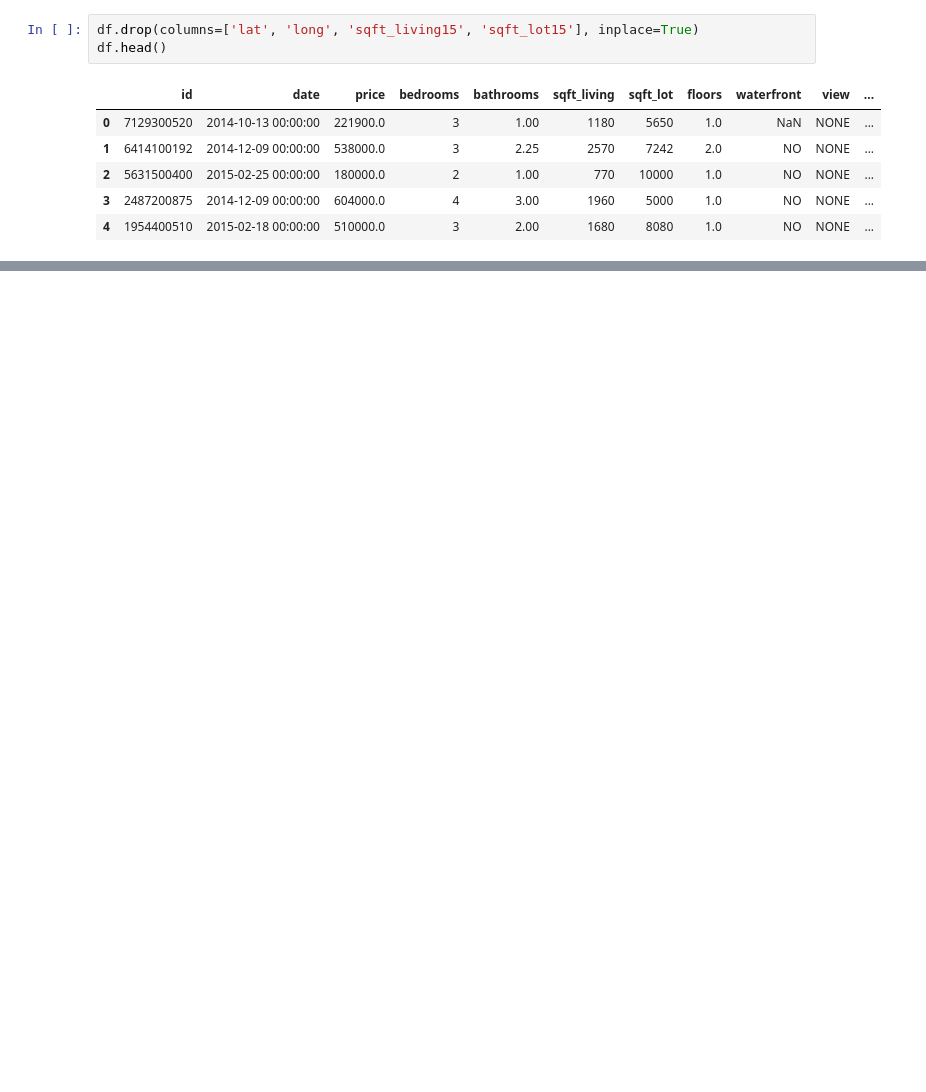
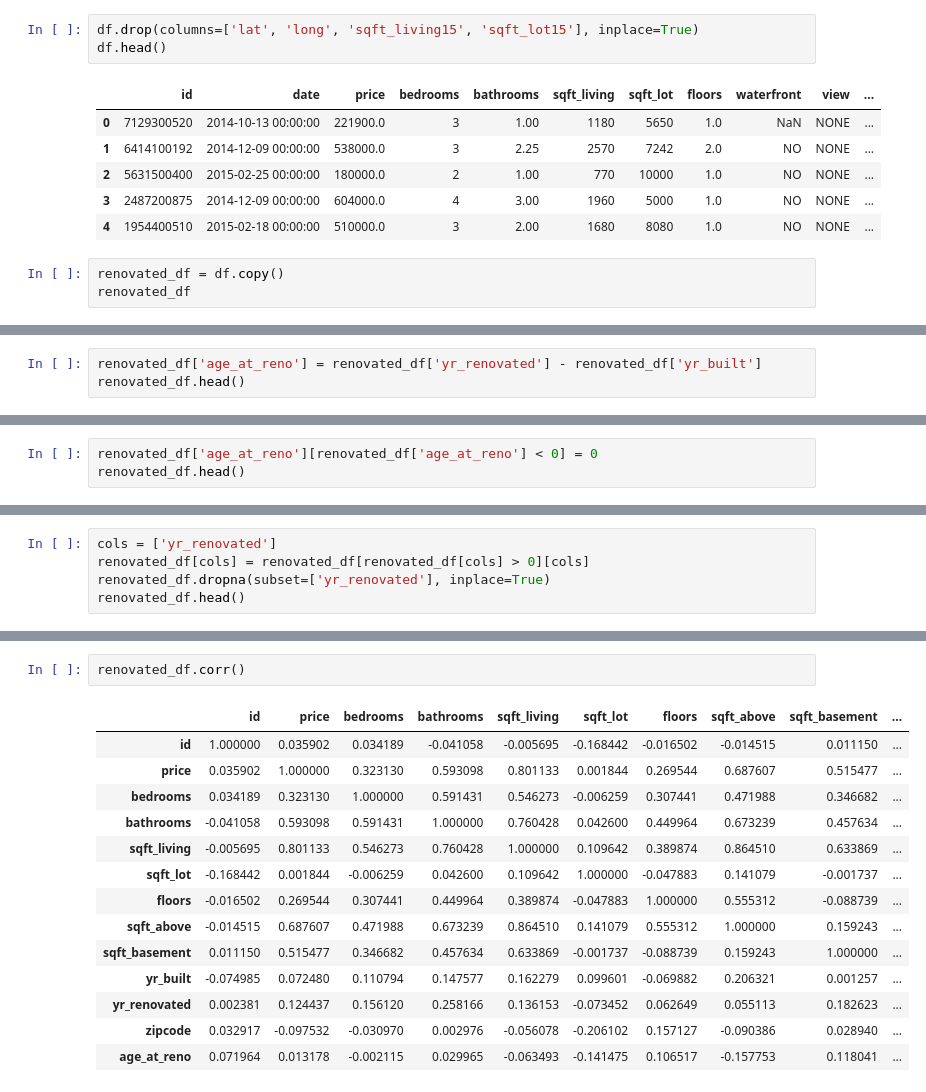
Before and after one commit to smashley-eakland/phase-2-project, a Jupyter notebook: GroupU_Project.ipynb, the cells around one changed output, grey strips where cells are left out. Cells and saved outputs as stored; diff of their text form; blank space fills up the shorter version.

```diff
--- a/GroupU_Project.ipynb
+++ b/GroupU_Project.ipynb
@@ -156,3 +156,6 @@ df.head()
 | 2 | 5631500400 | 2015-02-25 00:00:00 | 180000.0 | 2 | 1.00 | 770 | 10000 | 1.0 | NO | NONE | ... |
 | 3 | 2487200875 | 2014-12-09 00:00:00 | 604000.0 | 4 | 3.00 | 1960 | 5000 | 1.0 | NO | NONE | ... |
 | 4 | 1954400510 | 2015-02-18 00:00:00 | 510000.0 | 3 | 2.00 | 1680 | 8080 | 1.0 | NO | NONE | ... |
+# %%
+renovated_df = df.copy()
+renovated_df
@@ -158,0 +213,3 @@ df.head()
+# %%
+renovated_df['age_at_reno'] = renovated_df['yr_renovated'] - renovated_df['yr_built']
+renovated_df.head()
@@ -158,0 +223,3 @@ df.head()
+# %%
+renovated_df['age_at_reno'][renovated_df['age_at_reno'] < 0] = 0
+renovated_df.head()
@@ -158,0 +252,5 @@ df.head()
+# %%
+cols = ['yr_renovated']
+renovated_df[cols] = renovated_df[renovated_df[cols] > 0][cols]
+renovated_df.dropna(subset=['yr_renovated'], inplace=True)
+renovated_df.head()
@@ -158,0 +284,17 @@ df.head()
+# %%
+renovated_df.corr()
+# %% [output]
+|  | id | price | bedrooms | bathrooms | sqft_living | sqft_lot | floors | sqft_above | sqft_basement | ... |
+| id | 1.000000 | 0.035902 | 0.034189 | -0.041058 | -0.005695 | -0.168442 | -0.016502 | -0.014515 | 0.011150 | ... |
+| price | 0.035902 | 1.000000 | 0.323130 | 0.593098 | 0.801133 | 0.001844 | 0.269544 | 0.687607 | 0.515477 | ... |
+| bedrooms | 0.034189 | 0.323130 | 1.000000 | 0.591431 | 0.546273 | -0.006259 | 0.307441 | 0.471988 | 0.346682 | ... |
+| bathrooms | -0.041058 | 0.593098 | 0.591431 | 1.000000 | 0.760428 | 0.042600 | 0.449964 | 0.673239 | 0.457634 | ... |
+| sqft_living | -0.005695 | 0.801133 | 0.546273 | 0.760428 | 1.000000 | 0.109642 | 0.389874 | 0.864510 | 0.633869 | ... |
+| sqft_lot | -0.168442 | 0.001844 | -0.006259 | 0.042600 | 0.109642 | 1.000000 | -0.047883 | 0.141079 | -0.001737 | ... |
+| floors | -0.016502 | 0.269544 | 0.307441 | 0.449964 | 0.389874 | -0.047883 | 1.000000 | 0.555312 | -0.088739 | ... |
+| sqft_above | -0.014515 | 0.687607 | 0.471988 | 0.673239 | 0.864510 | 0.141079 | 0.555312 | 1.000000 | 0.159243 | ... |
+| sqft_basement | 0.011150 | 0.515477 | 0.346682 | 0.457634 | 0.633869 | -0.001737 | -0.088739 | 0.159243 | 1.000000 | ... |
+| yr_built | -0.074985 | 0.072480 | 0.110794 | 0.147577 | 0.162279 | 0.099601 | -0.069882 | 0.206321 | 0.001257 | ... |
+| yr_renovated | 0.002381 | 0.124437 | 0.156120 | 0.258166 | 0.136153 | -0.073452 | 0.062649 | 0.055113 | 0.182623 | ... |
+| zipcode | 0.032917 | -0.097532 | -0.030970 | 0.002976 | -0.056078 | -0.206102 | 0.157127 | -0.090386 | 0.028940 | ... |
+| age_at_reno | 0.071964 | 0.013178 | -0.002115 | 0.029965 | -0.063493 | -0.141475 | 0.106517 | -0.157753 | 0.118041 | ... |
```
Also changed, not shown: parts of 9 cells of this notebook.
